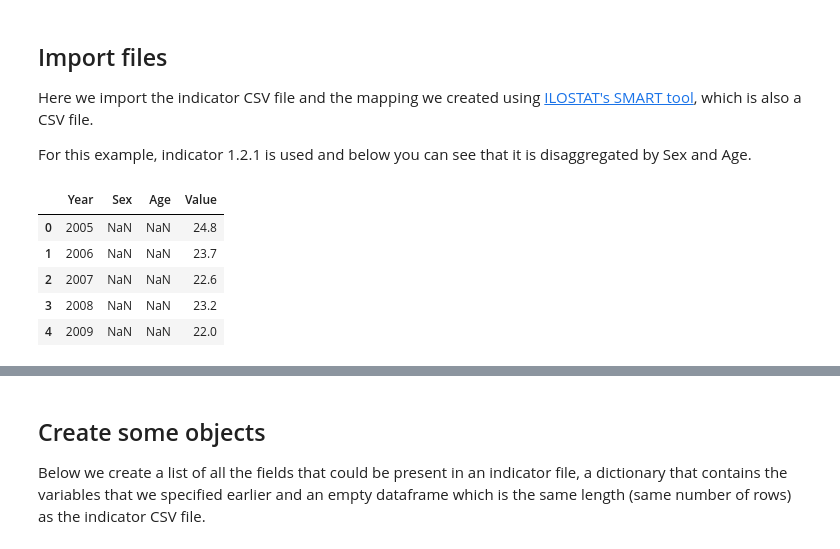
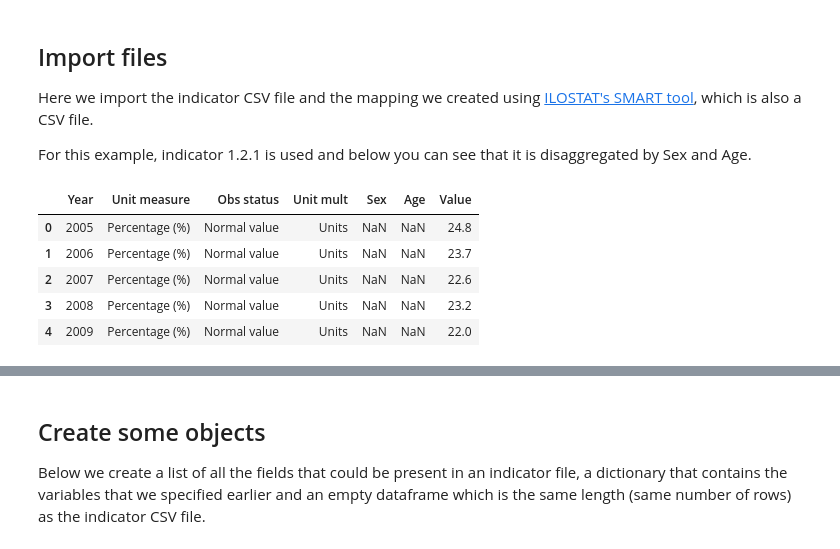
Before and after one commit to LucyGwilliamAdmin/SDMX, a Jupyter notebook: Scripts/csv2xml.ipynb, the cells around one changed output, grey strips where cells are left out. Cells and saved outputs as stored; diff of their text form; code cells hidden in the pictures.

```diff
--- a/Scripts/csv2xml.ipynb
+++ b/Scripts/csv2xml.ipynb
@@ -25,11 +22,12 @@ For this example, indicator 1.2.1 is used and below you can see that it is disag
 # %%
 original_csv=pd.read_csv("//nsdata2/SDGs/Data Collection and Reporting/Jemalex/SDMX/test indicator/"+indicator_file)
 indicator=pd.read_csv("//nsdata2/SDGs/Data Collection and Reporting/Jemalex/SDMX/test indicator/"+indicator_file)
+indicator=indicator.rename(columns = {"Observation status": "Obs status", "Unit multiplier":"Unit mult", "Units": "Unit measure"})
 indicator.head()
 # %% [output]
-|  | Year | Sex | Age | Value |
-| 0 | 2005 | NaN | NaN | 24.8 |
-| 1 | 2006 | NaN | NaN | 23.7 |
-| 2 | 2007 | NaN | NaN | 22.6 |
-| 3 | 2008 | NaN | NaN | 23.2 |
-| 4 | 2009 | NaN | NaN | 22.0 |
+|  | Year | Unit measure | Obs status | Unit mult | Sex | Age | Value |
+| 0 | 2005 | Percentage (%) | Normal value | Units | NaN | NaN | 24.8 |
+| 1 | 2006 | Percentage (%) | Normal value | Units | NaN | NaN | 23.7 |
+| 2 | 2007 | Percentage (%) | Normal value | Units | NaN | NaN | 22.6 |
+| 3 | 2008 | Percentage (%) | Normal value | Units | NaN | NaN | 23.2 |
+| 4 | 2009 | Percentage (%) | Normal value | Units | NaN | NaN | 22.0 |
```
Also changed, not shown: parts of 13 cells of this notebook.
